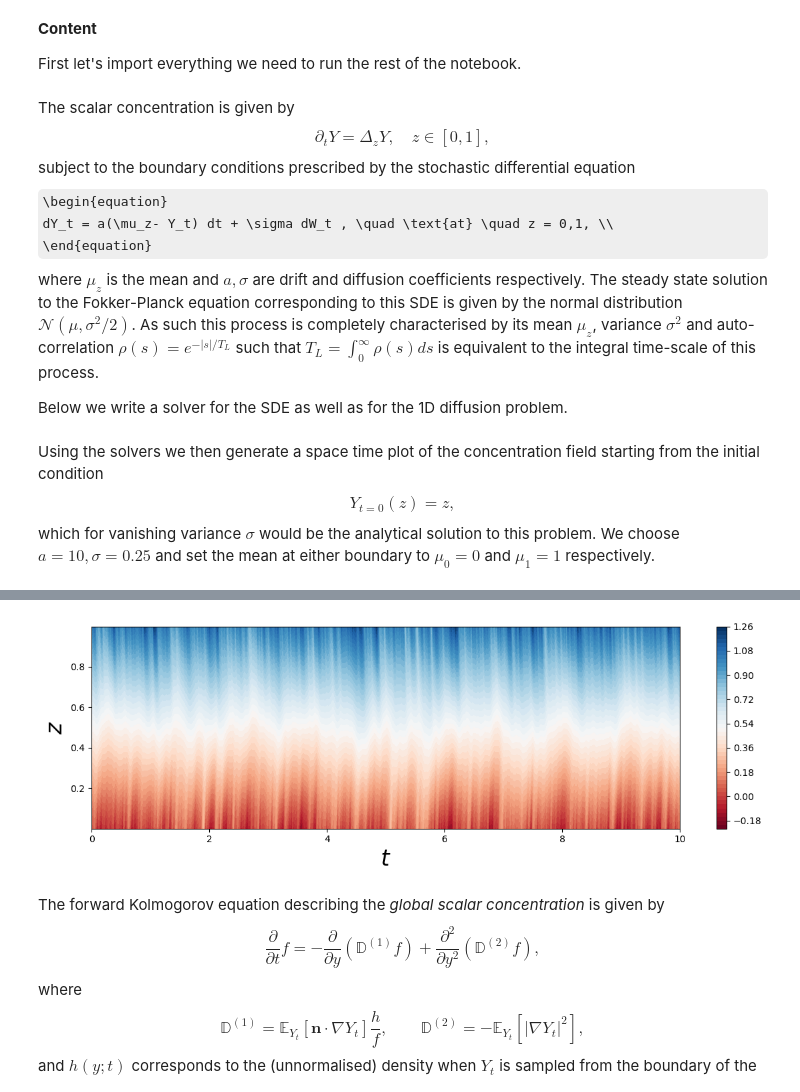
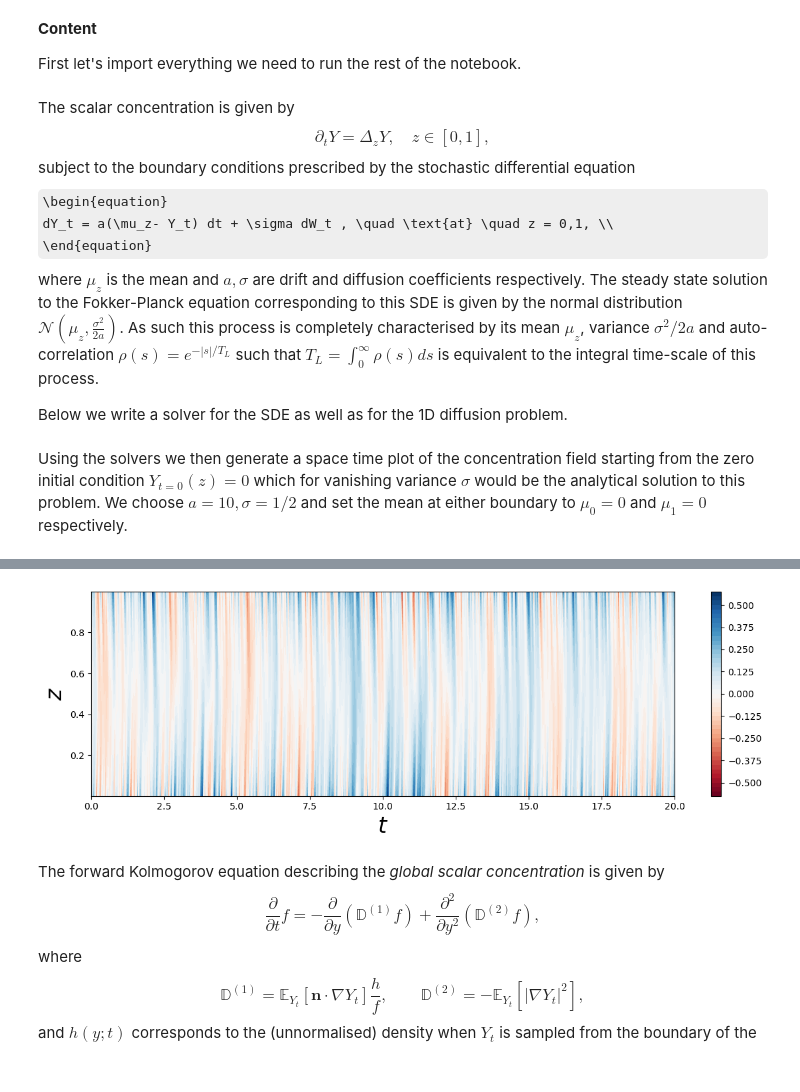
Before and after one commit to D-stratify/Theory, a Jupyter notebook: Diffusion/Diffusion_1D_Stochastic_BCS.ipynb, the cells around one changed output, grey strips where cells are left out. Cells and saved outputs as stored; diff of their text form; code cells hidden in the pictures; some formulas as TeX source.

Commit message:
Fixed snapshots code bug

```diff
--- a/Diffusion/Diffusion_1D_Stochastic_BCS.ipynb
+++ b/Diffusion/Diffusion_1D_Stochastic_BCS.ipynb
@@ -82,7 +82,7 @@ subject to the boundary conditions prescribed by the stochastic differential equ
 \begin{equation}
  dY_t = a(\mu_z- Y_t) dt + \sigma dW_t , \quad \text{at} \quad z = 0,1, \\
 \end{equation}
-where $\mu_z$ is the mean and $a,\sigma$ are drift and diffusion coefficients respectively. The steady state solution to the Fokker-Planck equation corresponding to this SDE is given by the normal distribution $\mathcal{N}(\mu,\sigma^2/2)$. As such this process is completely characterised by its mean $\mu_z$, variance $\sigma^2$ and auto-correlation $\rho(s) = e^{-|s|/T_L}$ such that $T_L = \int_0^{\infty} \rho(s) ds$ is equivalent to the integral time-scale of this process.
+where $\mu_z$ is the mean and $a,\sigma$ are drift and diffusion coefficients respectively. The steady state solution to the Fokker-Planck equation corresponding to this SDE is given by the normal distribution $\mathcal{N}(\mu_z,\frac{\sigma^2}{2a})$. As such this process is completely characterised by its mean $\mu_z$, variance $\sigma^2/2a$ and auto-correlation $\rho(s) = e^{-|s|/T_L}$ such that $T_L = \int_0^{\infty} \rho(s) ds$ is equivalent to the integral time-scale of this process.
 
 Below we write a solver for the SDE as well as for the 1D diffusion problem.
 # %%
@@ -97,7 +97,7 @@ def OU(Y_t,W_t,dt, μ_z,a,σ):
     return  Y_t + a*(μ_z - Y_t)*dt + σ * dW_t
 
 # Solver
-def Solve(N=1000,T=1,Nz=24,a=10,σ=.25,W=None):
+def Solve(N=1000,T=1,Nz=24,a=10,σ=0.5,W=None):
 
     zcoord = d3.Coordinate('z')
     dist   = d3.Distributor(zcoord, dtype=np.float64)
@@ -128,16 +128,17 @@ def Solve(N=1000,T=1,Nz=24,a=10,σ=.25,W=None):
     solver.stop_sim_time = T
 
     # Initial condition
-    z      = dist.local_grid(zbasis)
-    Y['g'] = z;
+    # z      = dist.local_grid(zbasis)
+    # Y['g'] = z;
 
     np.random.seed(42)
     T_vec,dt = np.linspace(0,T,N,retstep=True)
     if W is None:
         W = ss.norm.rvs(loc=0, scale=1, size=(N,2))
 
-    Y_snapshots = solver.evaluator.add_file_handler('Y_snapshots', iter=1)
-    Y_snapshots.add_task(Y , layout='g',name='Y' ,scales=3/2)
+    snapshots = solver.evaluator.add_file_handler('snapshots', iter=1)
+    snapshots.add_task(Y , layout='g',name='Y'  ,scales=3/2)
+    snapshots.add_task(Yz, layout='g',name='Yz' ,scales=3/2)
 
     # Main loop
     logger.info('Starting main loop')
@@ -150,28 +151,18 @@ def Solve(N=1000,T=1,Nz=24,a=10,σ=.25,W=None):
         g0['g'] = OU(Y_t = Yt_z0, W_t=W[n,0],dt=dt,μ_z=0,a=a,σ=σ)
 
         Yt_z1    = Y(z=1).evaluate()['g'][0]
-        g1['g'] = OU(Y_t = Yt_z1, W_t=W[n,1],dt=dt,μ_z=1,a=a,σ=σ)
+        g1['g'] = OU(Y_t = Yt_z1, W_t=W[n,1],dt=dt,μ_z=0,a=a,σ=σ)
 
         solver.step(dt)
 
-        # Capture the last 5 snapshots
-        if  n == int(T/dt) - 5:
-            snapshots = solver.evaluator.add_file_handler('snapshots', iter=1)
-            snapshots.add_task(Y , layout='g',name='Y' ,scales=3/2)
-            snapshots.add_task(Yz, layout='g',name='Yz',scales=3/2)
-
     return None
 # %% [markdown]
-Using the solvers we then generate a space time plot of the concentration field starting from the initial condition
-\begin{equation}
-Y_{t=0}(z) = z,
-\end{equation}
-which for vanishing variance $\sigma$ would be the analytical solution to this problem. We choose $a=10,\sigma=0.25$ and set the mean at either boundary to $\mu_0=0$ and $\mu_1=1$ respectively.
+Using the solvers we then generate a space time plot of the concentration field starting from the zero initial condition $Y_{t=0}(z) = 0$ which for vanishing variance $\sigma$ would be the analytical solution to this problem. We choose $a=10,\sigma=1/2$ and set the mean at either boundary to $\mu_0=0$ and $\mu_1=0$ respectively.
 # %%
-Solve(N=1000,T=10,Nz=24,a=10,σ=.25)
+Solve(N=1000,T=20,Nz=24,a=10,σ=.5)
 
 # Data loading
-file   = h5py.File('Y_snapshots/Y_snapshots_s1.h5', mode='r')
+file   = h5py.File('snapshots/snapshots_s1.h5', mode='r')
 
 # Data (t,z)
 Y_vec  = file['tasks/Y' ][:,:]
@@ -189,4 +183,4 @@ plt.show()
-[figure, old version]
+[figure, new version]
 # %% [markdown]
 The forward Kolmogorov equation describing the *global scalar concentration* is given by
 \begin{equation}
```
Also changed, not shown: parts of 5 cells of this notebook.
